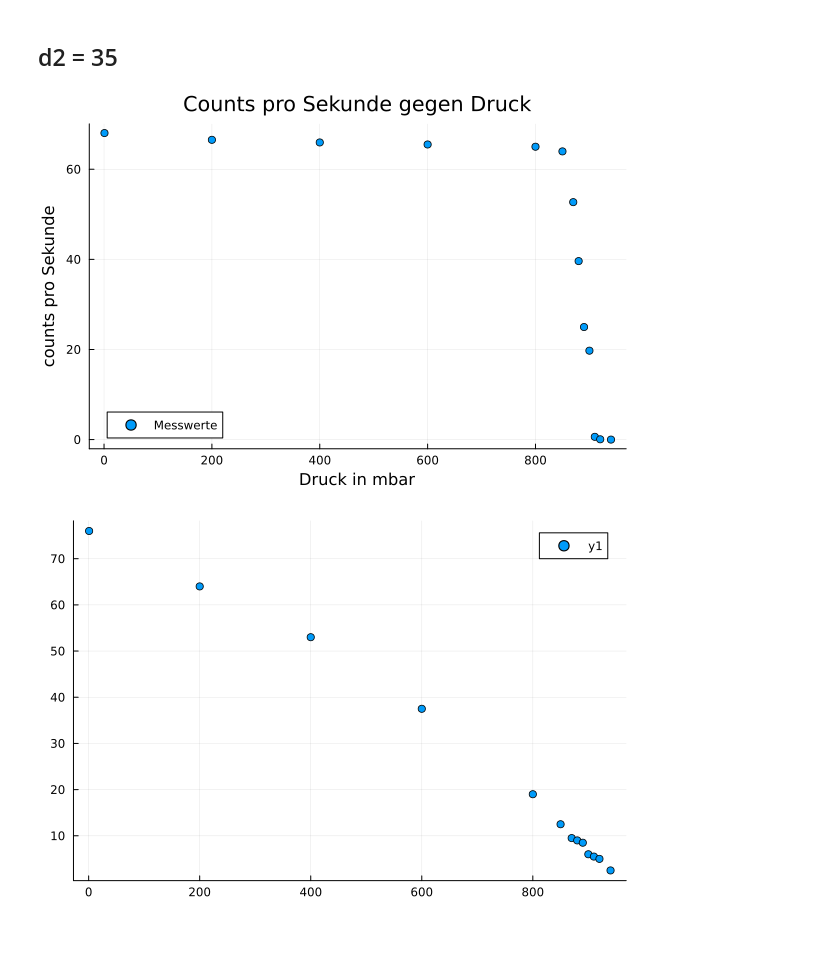
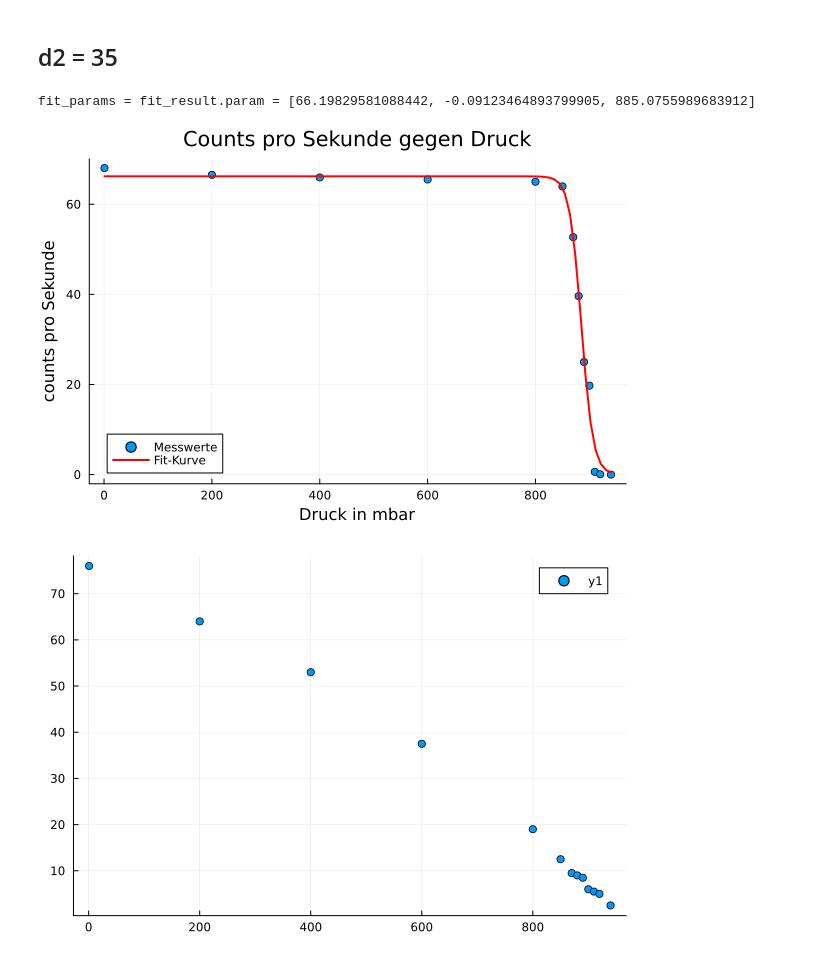
Before and after one commit to Baryonics/pb_ktp_3_3, a Jupyter notebook: code/reichweiten.ipynb, the cells around one changed output. Cells and saved outputs as stored; diff of their text form; code cells hidden in the pictures.

```diff
--- a/code/reichweiten.ipynb
+++ b/code/reichweiten.ipynb
@@ -74,10 +95,11 @@ plot_p_U("luft_ohne_folie/d1.csv")
 # %%
 d_2 = 35     #Gewählter Abstand
 
 ### Plotte Messergebnisse
-plot_p_counts("luft_ohne_folie/d2.csv")
+plot_p_counts("../data/luft_ohne_folie/d2.csv", 850.0)
 # %% [output]
+fit_params = fit_result.param = [66.19829581088442, -0.09123464893799905, 885.0755989683912]
-[figure, old version]
+[figure, new version]
 # %%
 plot_p_U("luft_ohne_folie/d2.csv")
 # %% [output]
```
Also changed, not shown: parts of 9 cells of this notebook.
